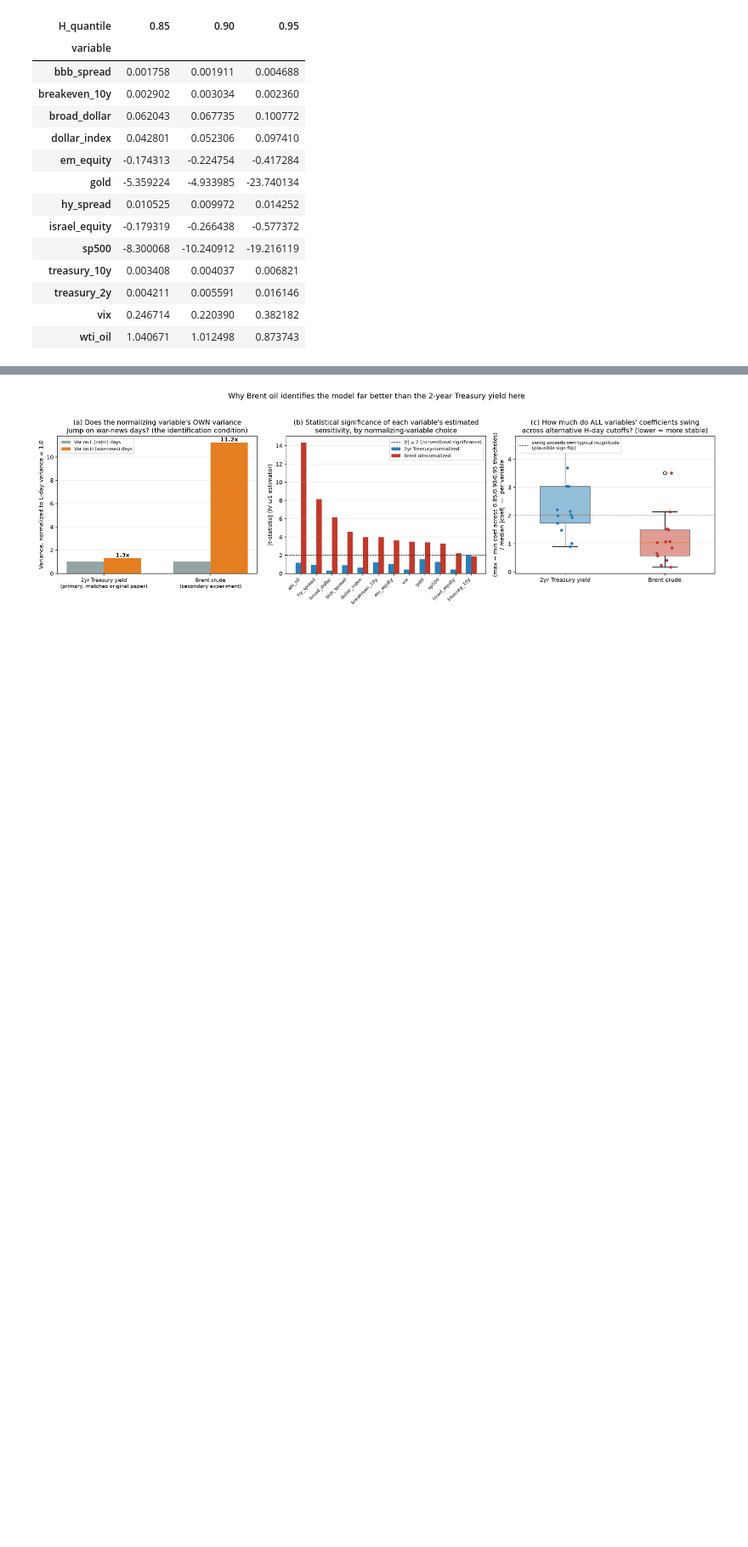
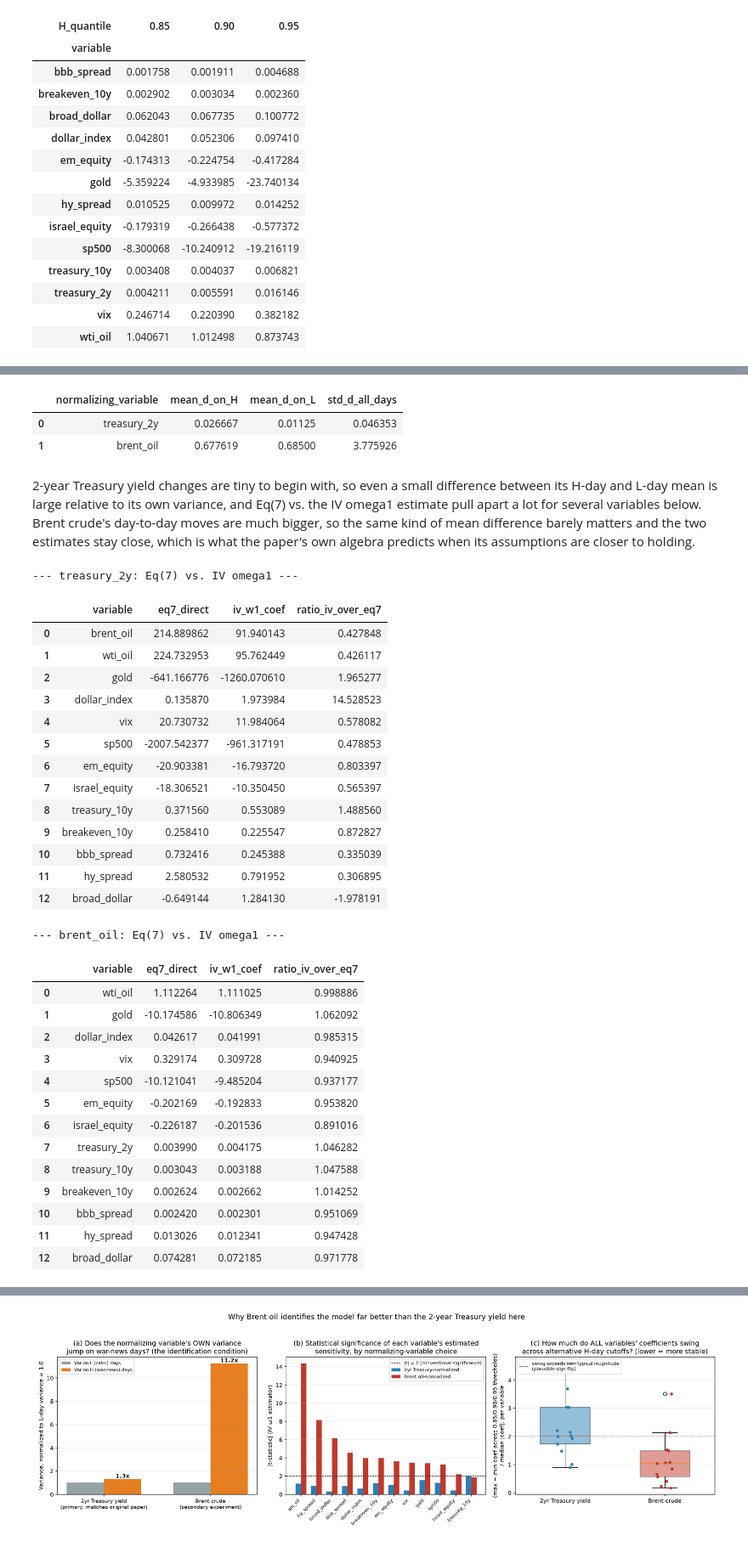
Before and after one commit to Aditya-Gupta26/FRE-GY_7871A_Assignment_3, a Jupyter notebook: notebooks/analysis.ipynb, the cells around one changed output, grey strips where cells are left out. Shown at 85% size. Saved outputs shown, nothing was run; the diff lists cells and outputs as text; code cells hidden in the pictures; blank space fills up the shorter version.

```diff
--- a/notebooks/analysis.ipynb
+++ b/notebooks/analysis.ipynb
@@ -278,0 +313,52 @@ for nv in NORMALIZING_VARIABLES_TO_RUN:
+# %%
+panel = pd.read_parquet(DATA_PROCESSED / 'master_panel_filtered.parquet')
+rows = []
+for nv in NORMALIZING_VARIABLES_TO_RUN:
+    h = panel.loc[panel['is_H'], f'd_{nv}'].dropna()
+    l = panel.loc[panel['is_L'], f'd_{nv}'].dropna()
+    rows.append({'normalizing_variable': nv, 'mean_d_on_H': h.mean(), 'mean_d_on_L': l.mean(),
+                 'std_d_all_days': panel[f'd_{nv}'].std()})
+pd.DataFrame(rows)
+# %% [output]
+|  | normalizing_variable | mean_d_on_H | mean_d_on_L | std_d_all_days |
+| 0 | treasury_2y | 0.026667 | 0.01125 | 0.046353 |
+| 1 | brent_oil | 0.677619 | 0.68500 | 3.775926 |
+# %% [markdown]
+2-year Treasury yield changes are tiny to begin with, so even a small difference between its H-day and L-day mean is large relative to its own variance, and Eq(7) vs. the IV omega1 estimate pull apart a lot for several variables below. Brent crude's day-to-day moves are much bigger, so the same kind of mean difference barely matters and the two estimates stay close, which is what the paper's own algebra predicts when its assumptions are closer to holding.
+# %%
+for nv in NORMALIZING_VARIABLES_TO_RUN:
+    t2 = results[nv]['table2'][['variable', 'eq7_direct', 'iv_w1_coef']].copy()
+    t2['ratio_iv_over_eq7'] = t2['iv_w1_coef'] / t2['eq7_direct']
+    print(f'--- {nv}: Eq(7) vs. IV omega1 ---')
+    display(t2)
+# %% [output]
+--- treasury_2y: Eq(7) vs. IV omega1 ---
+|  | variable | eq7_direct | iv_w1_coef | ratio_iv_over_eq7 |
+| 0 | brent_oil | 214.889862 | 91.940143 | 0.427848 |
+| 1 | wti_oil | 224.732953 | 95.762449 | 0.426117 |
+| 2 | gold | -641.166776 | -1260.070610 | 1.965277 |
+| 3 | dollar_index | 0.135870 | 1.973984 | 14.528523 |
+| 4 | vix | 20.730732 | 11.984064 | 0.578082 |
+| 5 | sp500 | -2007.542377 | -961.317191 | 0.478853 |
+| 6 | em_equity | -20.903381 | -16.793720 | 0.803397 |
+| 7 | israel_equity | -18.306521 | -10.350450 | 0.565397 |
+| 8 | treasury_10y | 0.371560 | 0.553089 | 1.488560 |
+| 9 | breakeven_10y | 0.258410 | 0.225547 | 0.872827 |
+| 10 | bbb_spread | 0.732416 | 0.245388 | 0.335039 |
+| 11 | hy_spread | 2.580532 | 0.791952 | 0.306895 |
+| 12 | broad_dollar | -0.649144 | 1.284130 | -1.978191 |
+--- brent_oil: Eq(7) vs. IV omega1 ---
+|  | variable | eq7_direct | iv_w1_coef | ratio_iv_over_eq7 |
+| 0 | wti_oil | 1.112264 | 1.111025 | 0.998886 |
+| 1 | gold | -10.174586 | -10.806349 | 1.062092 |
+| 2 | dollar_index | 0.042617 | 0.041991 | 0.985315 |
+| 3 | vix | 0.329174 | 0.309728 | 0.940925 |
+| 4 | sp500 | -10.121041 | -9.485204 | 0.937177 |
+| 5 | em_equity | -0.202169 | -0.192833 | 0.953820 |
+| 6 | israel_equity | -0.226187 | -0.201536 | 0.891016 |
+| 7 | treasury_2y | 0.003990 | 0.004175 | 1.046282 |
+| 8 | treasury_10y | 0.003043 | 0.003188 | 1.047588 |
+| 9 | breakeven_10y | 0.002624 | 0.002662 | 1.014252 |
+| 10 | bbb_spread | 0.002420 | 0.002301 | 0.951069 |
+| 11 | hy_spread | 0.013026 | 0.012341 | 0.947428 |
+| 12 | broad_dollar | 0.074281 | 0.072185 | 0.971778 |
```
Also changed, not shown: parts of 28 cells of this notebook, 26 other files.
